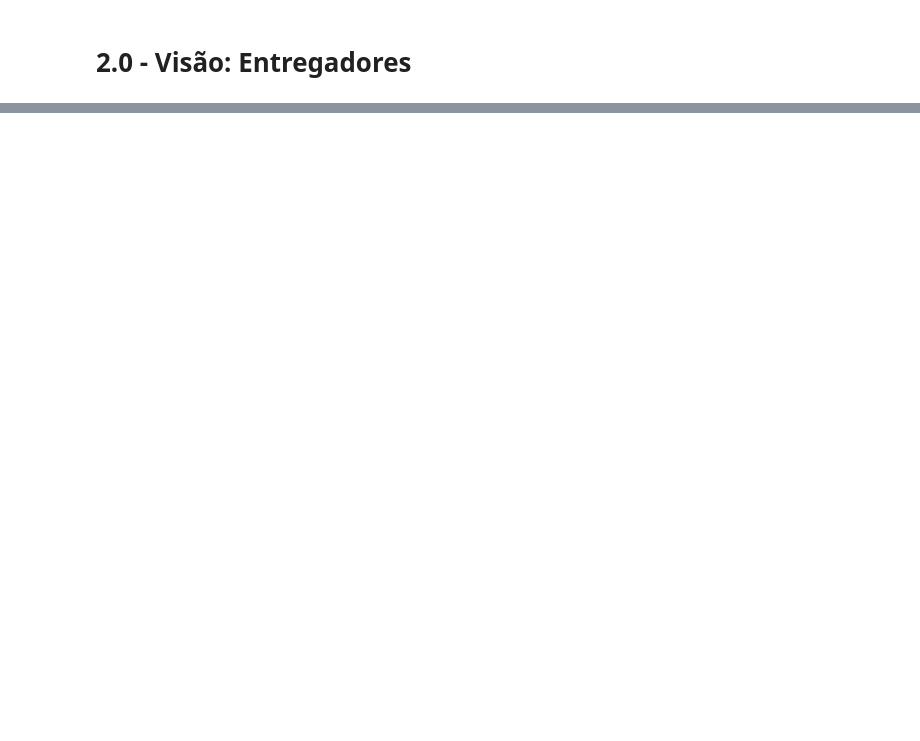
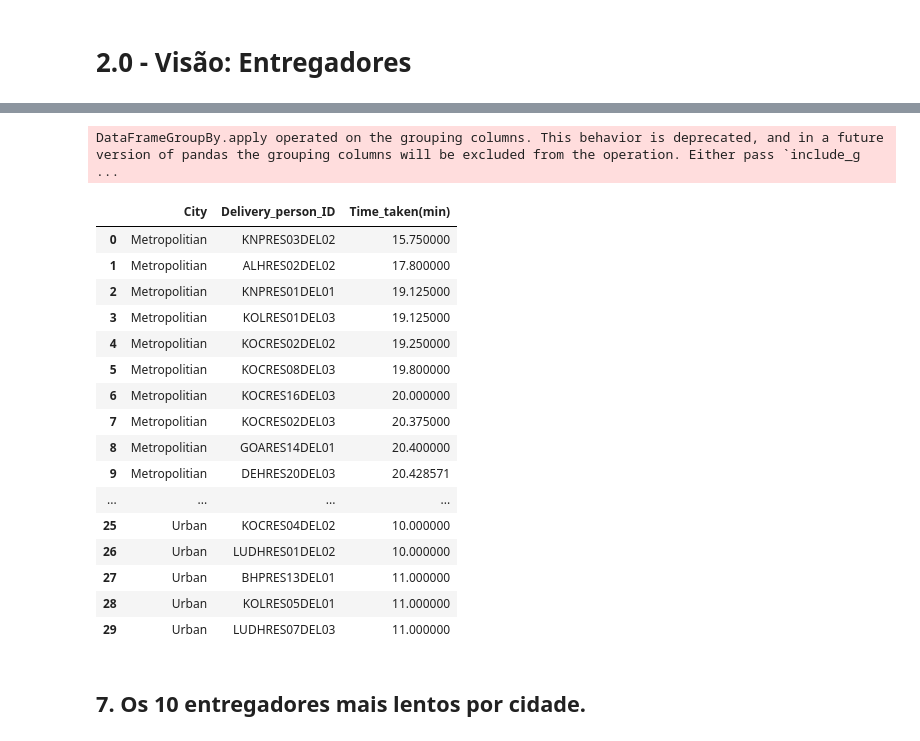
Before and after one commit to LinconSchafranski/ftc_curry_company, a Jupyter notebook: projeto_cury.ipynb, the cells around one changed output, grey strips where cells are left out. Cells and saved outputs as stored; diff of their text form; code cells hidden in the pictures; blank space fills up the shorter version.

Commit message:
Finalizada a analise da visao entregadores.

```diff
--- a/projeto_cury.ipynb
+++ b/projeto_cury.ipynb
@@ -234,0 +347,30 @@ map_
+# %%
+coluns = ['Delivery_person_ID', 'City' , 'Time_taken(min)']
+df_aux = df1.loc[: , coluns].groupby(['City', 'Delivery_person_ID']).mean().sort_values(by=['City', 'Time_taken(min)'] , ascending=True).reset_index()
+
+top_10 = (df_aux.groupby('City')
+                 .apply(lambda x: x.nsmallest(10, 'Time_taken(min)'))
+                 .reset_index(drop=True))
+
+top_10
+# %% [output]
+DataFrameGroupBy.apply operated on the grouping columns. This behavior is deprecated, and in a future version of pandas the grouping columns will be excluded from the operation. Either pass `include_g ...
+|  | City | Delivery_person_ID | Time_taken(min) |
+| 0 | Metropolitian | KNPRES03DEL02 | 15.750000 |
+| 1 | Metropolitian | ALHRES02DEL02 | 17.800000 |
+| 2 | Metropolitian | KNPRES01DEL01 | 19.125000 |
+| 3 | Metropolitian | KOLRES01DEL03 | 19.125000 |
+| 4 | Metropolitian | KOCRES02DEL02 | 19.250000 |
+| 5 | Metropolitian | KOCRES08DEL03 | 19.800000 |
+| 6 | Metropolitian | KOCRES16DEL03 | 20.000000 |
+| 7 | Metropolitian | KOCRES02DEL03 | 20.375000 |
+| 8 | Metropolitian | GOARES14DEL01 | 20.400000 |
+| 9 | Metropolitian | DEHRES20DEL03 | 20.428571 |
+| ... | ... | ... | ... |
+| 25 | Urban | KOCRES04DEL02 | 10.000000 |
+| 26 | Urban | LUDHRES01DEL02 | 10.000000 |
+| 27 | Urban | BHPRES13DEL01 | 11.000000 |
+| 28 | Urban | KOLRES05DEL01 | 11.000000 |
+| 29 | Urban | LUDHRES07DEL03 | 11.000000 |
+# %% [markdown]
+## 7. Os 10 entregadores mais lentos por cidade.
```
Also changed, not shown: parts of 30 cells of this notebook.
